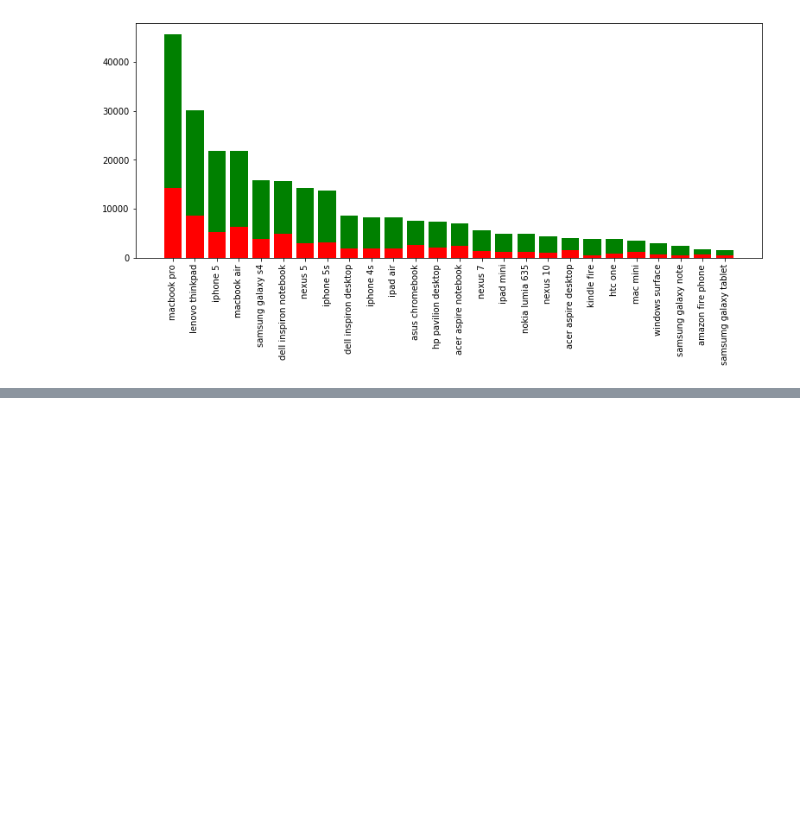
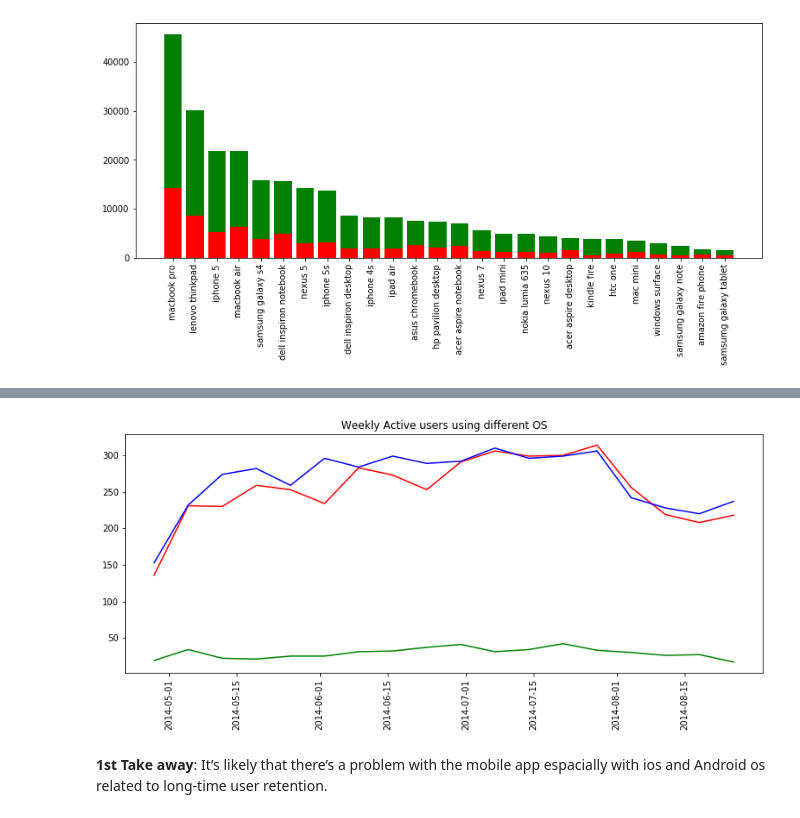
Before and after one commit to mojganmm/Insight_Datachallanges_2019, a Jupyter notebook: Yammer.ipynb, the cells around one changed output, grey strips where cells are left out. Cells and saved outputs as stored; diff of their text form; code cells hidden in the pictures; blank space fills up the shorter version.

```diff
--- a/Yammer.ipynb
+++ b/Yammer.ipynb
@@ -202,0 +246,25 @@ plt.show()
+# %%
+engaged_ios=engaged_phone.loc[engaged_phone['device'].isin(['iphone 5','iphone 5s','iphone 4s'])]
+engaged_android=engaged_phone.loc[engaged_phone['device'].isin(['samsung galaxy s4','nexus 5','nexus 7', 'nexus 10','htc one','samsung galaxy note'])]
+engaged_windows=engaged_phone.loc[engaged_phone['device'].isin(['nokia lumia 635'])]
+
+engaged_users_ios = engaged_ios.groupby('start_period')['user_id'].nunique().to_frame().reset_index()
+engaged_users_android = engaged_android.groupby('start_period')['user_id'].nunique().to_frame().reset_index()
+engaged_users_windows = engaged_windows.groupby('start_period')['user_id'].nunique().to_frame().reset_index()
+# %%
+# Plotting
+fig = plt.subplots(1,1, figsize = (13, 5))
+plt.plot(engaged_users_ios['start_period'], engaged_users_ios['user_id'], 'r') # plotting t, a separately
+plt.plot(engaged_users_android['start_period'], engaged_users_android['user_id'], 'b') # plotting t, b separately
+plt.plot(engaged_users_windows['start_period'], engaged_users_windows['user_id'], 'g') # plotting t, c separately
+
+ax.set(xticks=engaged_users_pc.start_period.values);
+ax.xaxis.set_major_formatter(dates.DateFormatter("%d-%b-%Y"));
+plt.xticks(rotation=90);
+plt.xlabel("");
+plt.ylabel("");
+plt.title("Weekly Active users using different OS");
+# %% [output]
+[figure, added]
+# %% [markdown]
+__1st Take away__: It’s likely that there’s a problem with the mobile app espacially with ios and Android os related to long-time user retention.
```
Also changed, not shown: parts of 12 cells of this notebook.
